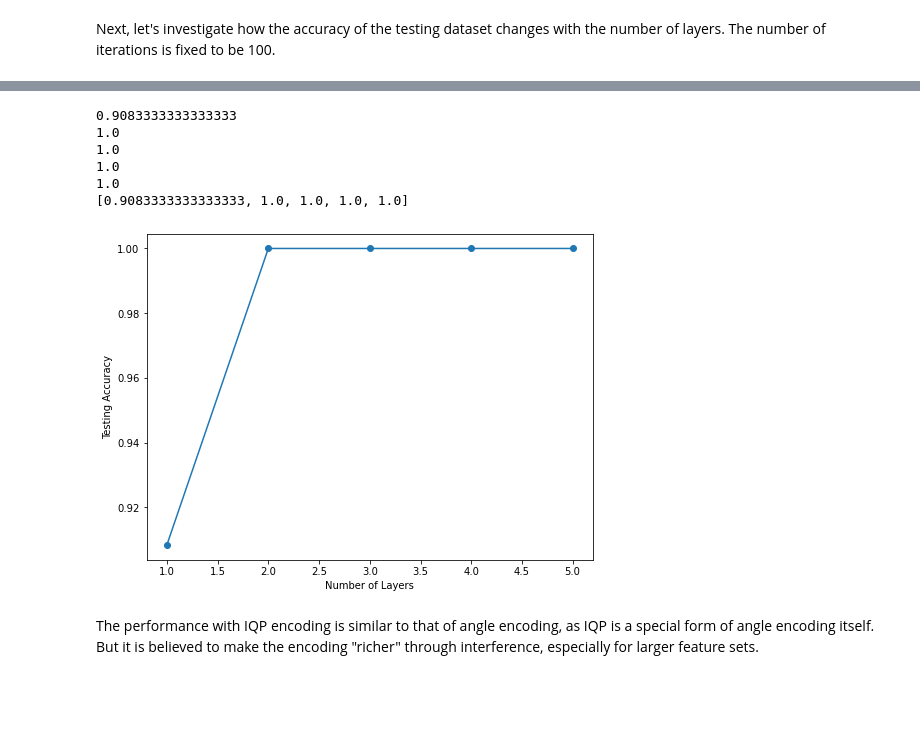
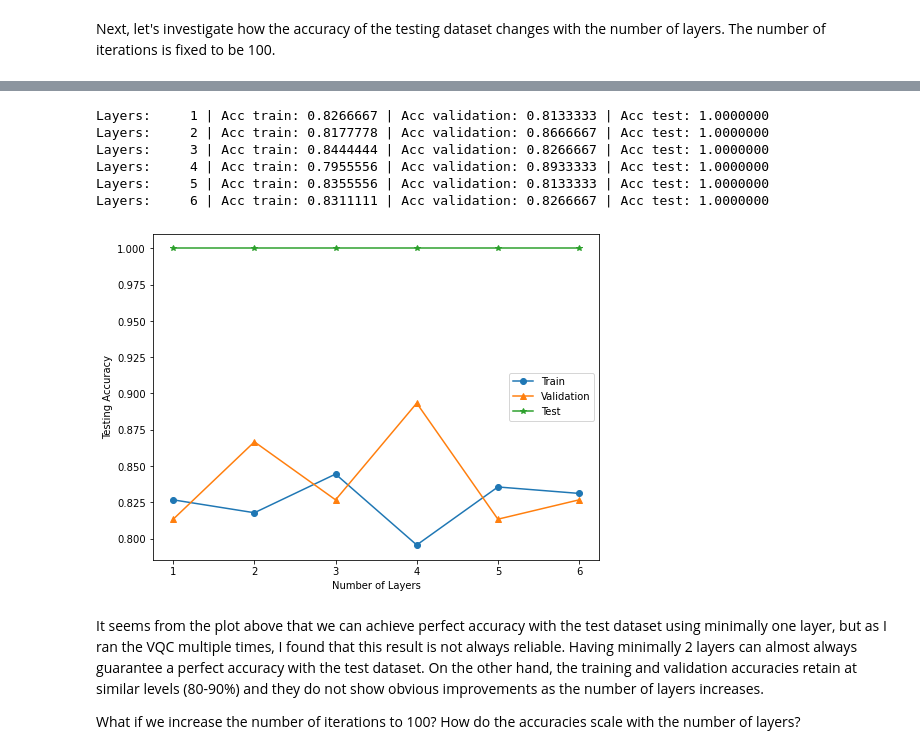
Before and after one commit to ruihao-li/QOSF-Screening-Task, a Jupyter notebook: encoding_and_classifier.ipynb, the cells around one changed output, grey strips where cells are left out. Drawn from its saved outputs; the diff is of its cells as text; code cells hidden in the pictures; blank space fills up the shorter version.

```diff
--- a/encoding_and_classifier.ipynb
+++ b/encoding_and_classifier.ipynb
@@ -91,7 +95,9 @@ def AmpEnc_Classifier(train_sets, train_labels, num_layers, test_sets=None, test
         - test_labels (np.ndarray): labels (categories) of the testing datasets
 
     Returns:
-        - acc_test (float): accuracy of the predictions based on the testing datasets
+        - acc_train (float): accuracy of the predictions based on the training dataset
+        - acc_val (float): accuracy of the predictions based on the validation dataset
+        - acc_test (float): accuracy of the predictions based on the testing dataset
     """
 
     dev = qml.device("lightning.qubit", wires=2)
@@ -161,7 +167,7 @@ def AmpEnc_Classifier(train_sets, train_labels, num_layers, test_sets=None, test
     else:
         predictions_test = [np.sign(var_classifier(weights, bias, x)) for x in test_sets]
         acc_test = accuracy(test_labels, predictions_test)
-        return acc_test
+        return acc_train, acc_val, acc_test
 # %%
 # Example: num_layers = 3
 AmpEnc_Classifier(X_train, Y_train, 3)
@@ -318,8 +192,0 @@ Iter:   100 | Cost: 0.5590651 | Acc train: 0.8177778 | Acc validation: 0.8400000
-# %%
-acc_test_ang = []
-for num_layers in range(1, 8):
-    acc_test = AngEnc_Classifier(X_train, Y_train, num_layers, X_test, Y_test)
-    print(acc_test)
-    acc_test_ang.append(acc_test)
-
-print(acc_test_ang)
@@ -451,26 +193,35 @@ Iter:   100 | Cost: 0.5834891 | Acc train: 0.8266667 | Acc validation: 0.7733333
-# %%
-acc_test_IQP = []
-for num_layers in range(1, 6):
-    acc_test = IQPEnc_Classifier(X_train, Y_train, num_layers, X_test, Y_test)
-    print(acc_test)
-    acc_test_IQP.append(acc_test)
-
-print(acc_test_IQP)
-# %% [output]
-0.9083333333333333
-1.0
-1.0
-1.0
-1.0
-[0.9083333333333333, 1.0, 1.0, 1.0, 1.0]
-# %%
-plt.figure(figsize=(8,6))
-x = [i for i in range(1, 6)]
-plt.plot(x, acc_test_IQP, '-o')
-plt.xlabel("Number of Layers")
-plt.ylabel("Testing Accuracy")
-plt.show()
-# %% [output]
-[figure, removed]
-# %% [markdown]
-The performance with IQP encoding is similar to that of angle encoding, as IQP is a special form of angle encoding itself. But it is believed to make the encoding "richer" through interference, especially for larger feature sets.
+# %%
+# max_iter = 50
+acc_train_amp = []
+acc_val_amp = []
+acc_test_amp = []
+
+for num_layers in range(1, 7):
+    acc_train, acc_val, acc_test = AmpEnc_Classifier(X_train, Y_train, num_layers, X_test, Y_test)
+    print("Layers: {:5d} | Acc train: {:0.7f} | Acc validation: {:0.7f} | Acc test: {:0.7f}".format(num_layers, acc_train, acc_val, acc_test))
+    acc_train_amp.append(acc_train)
+    acc_val_amp.append(acc_val)
+    acc_test_amp.append(acc_test)
+# %% [output]
+Layers:     1 | Acc train: 0.8266667 | Acc validation: 0.8133333 | Acc test: 1.0000000
+Layers:     2 | Acc train: 0.8177778 | Acc validation: 0.8666667 | Acc test: 1.0000000
+Layers:     3 | Acc train: 0.8444444 | Acc validation: 0.8266667 | Acc test: 1.0000000
+Layers:     4 | Acc train: 0.7955556 | Acc validation: 0.8933333 | Acc test: 1.0000000
+Layers:     5 | Acc train: 0.8355556 | Acc validation: 0.8133333 | Acc test: 1.0000000
+Layers:     6 | Acc train: 0.8311111 | Acc validation: 0.8266667 | Acc test: 1.0000000
+# %%
+plt.figure(figsize=(8,6))
+x = [i for i in range(1, 7)]
+plt.plot(x, acc_train_amp, '-o', label='Train')
+plt.plot(x, acc_val_amp, '-^', label="Validation")
+plt.plot(x, acc_test_amp, '-*', label='Test')
+plt.legend()
+plt.xlabel("Number of Layers")
+plt.ylabel("Testing Accuracy")
+plt.show()
+# %% [output]
+[figure, added]
+# %% [markdown]
+It seems from the plot above that we can achieve perfect accuracy with the test dataset using minimally one layer, but as I ran the VQC multiple times, I found that this result is not always reliable. Having minimally 2 layers can almost always guarantee a perfect accuracy with the test dataset. On the other hand, the training and validation accuracies retain at similar levels (80-90%) and they do not show obvious improvements as the number of layers increases.
+
+What if we increase the number of iterations to 100? How do the accuracies scale with the number of layers?
```
Also changed, not shown: parts of 39 cells of this notebook.
